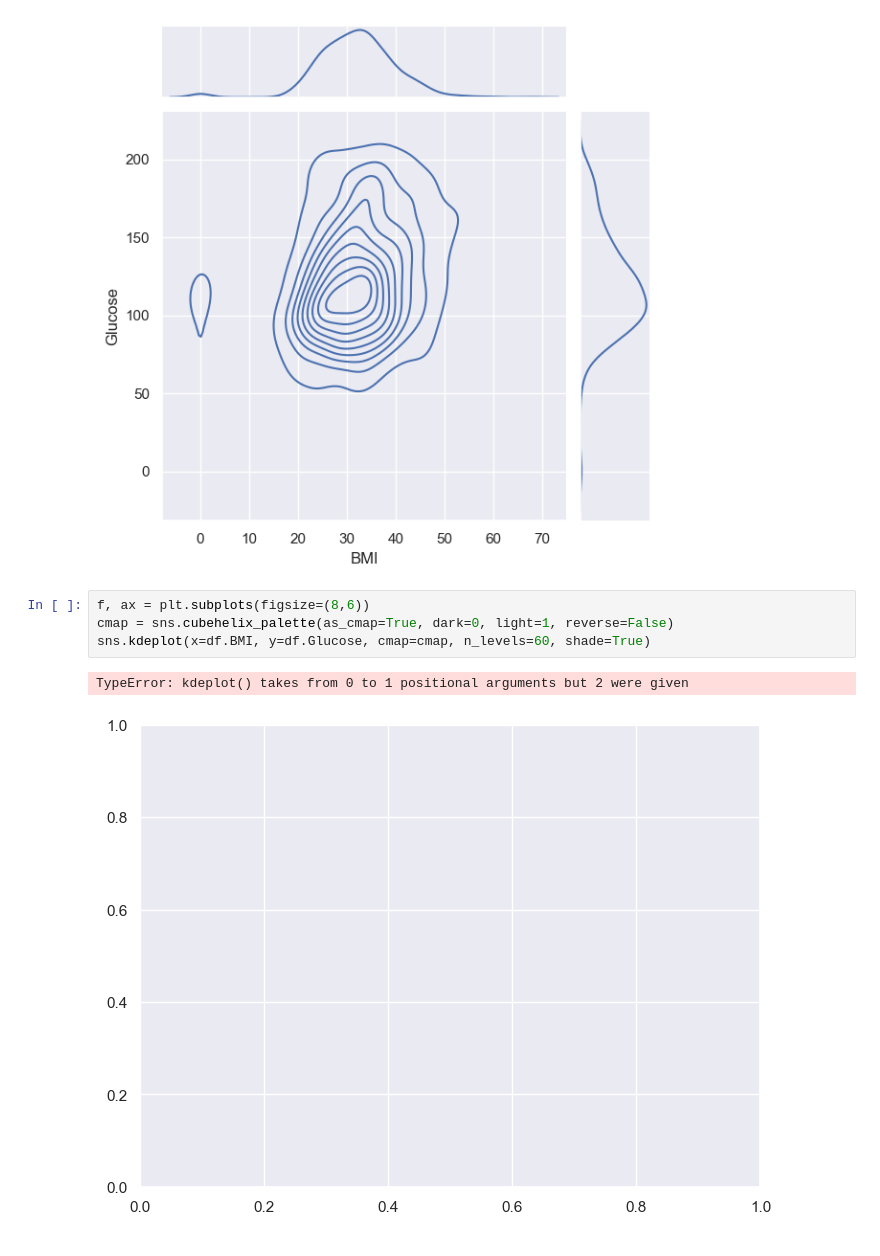
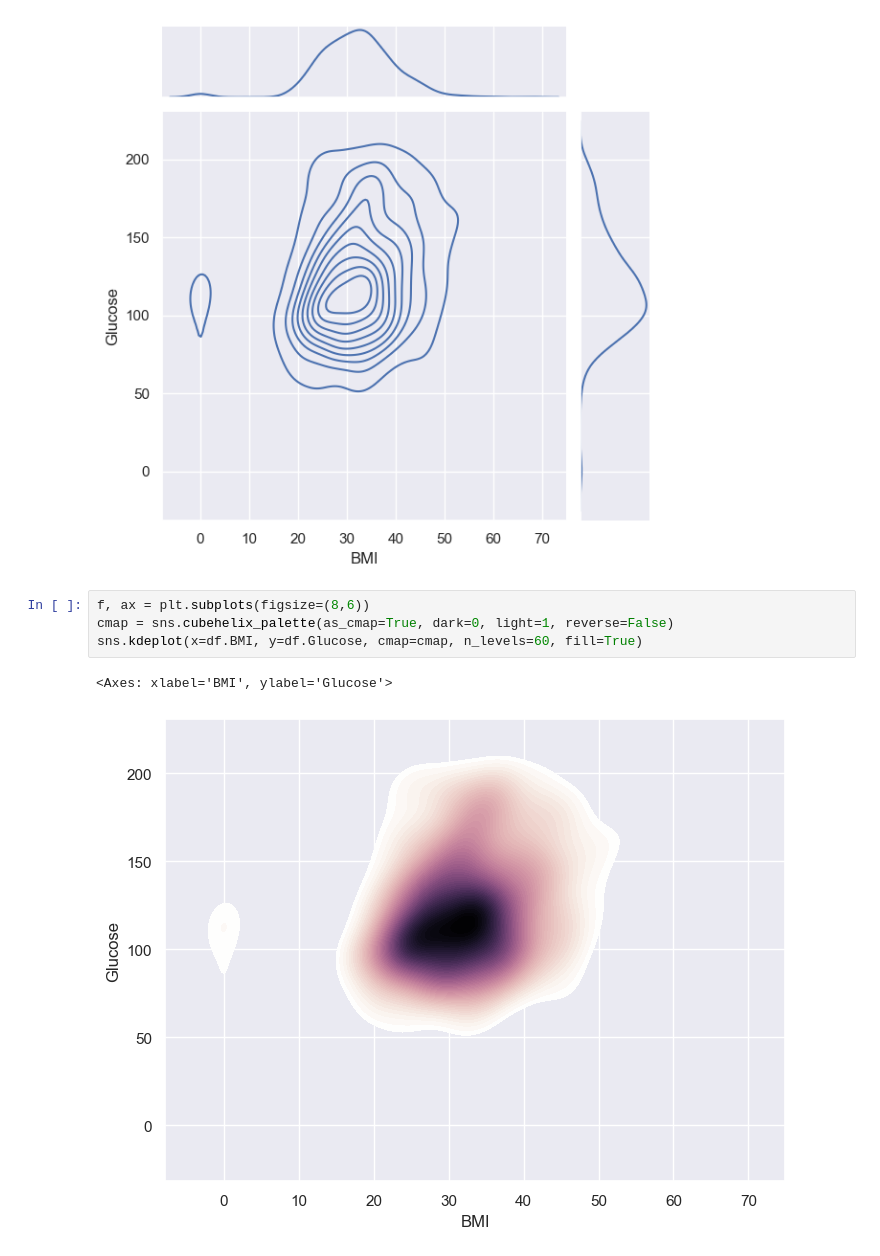
Before and after one commit to jumabekov02/diabetes-analysis-2, a Jupyter notebook: notebook/01_EDA.ipynb, the cells around one changed output. Drawn from its saved outputs; the diff is of its cells as text.

```diff
--- a/notebook/01_EDA.ipynb
+++ b/notebook/01_EDA.ipynb
@@ -191,7 +191,7 @@ sns.jointplot(x="BMI", y="Glucose", data=df, kind="kde")
 # %%
 f, ax = plt.subplots(figsize=(8,6))
 cmap = sns.cubehelix_palette(as_cmap=True, dark=0, light=1, reverse=False)
-sns.kdeplot(x=df.BMI, y=df.Glucose, cmap=cmap, n_levels=60, shade=True)
+sns.kdeplot(x=df.BMI, y=df.Glucose, cmap=cmap, n_levels=60, fill=True)
 # %% [output]
-TypeError: kdeplot() takes from 0 to 1 positional arguments but 2 were given
+<Axes: xlabel='BMI', ylabel='Glucose'>
-[figure, old version]
+[figure, new version]
```
Also changed, not shown: parts of 2 cells of this notebook.
